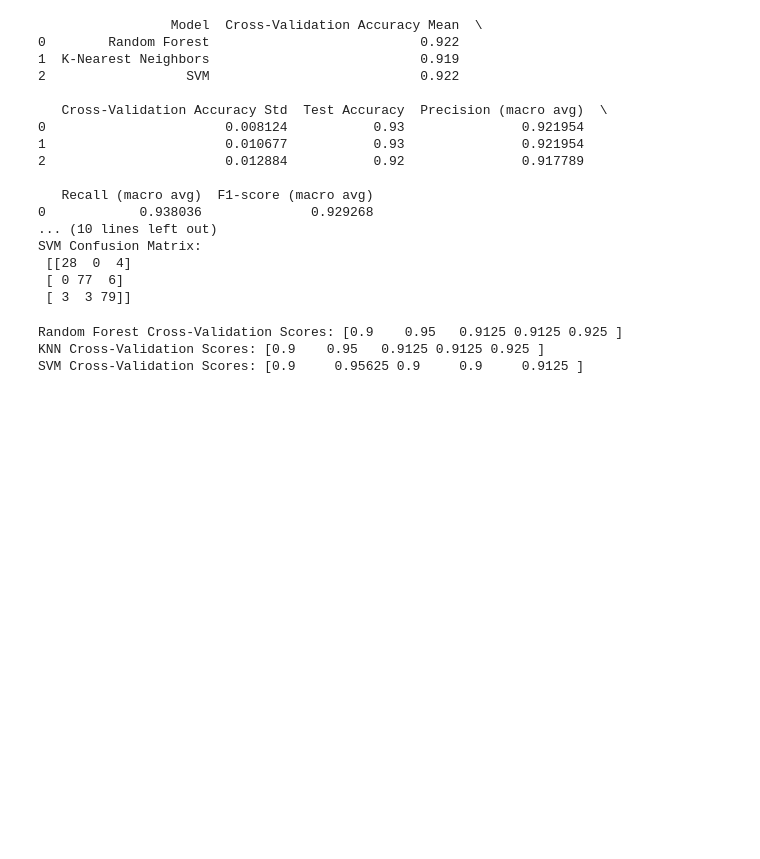
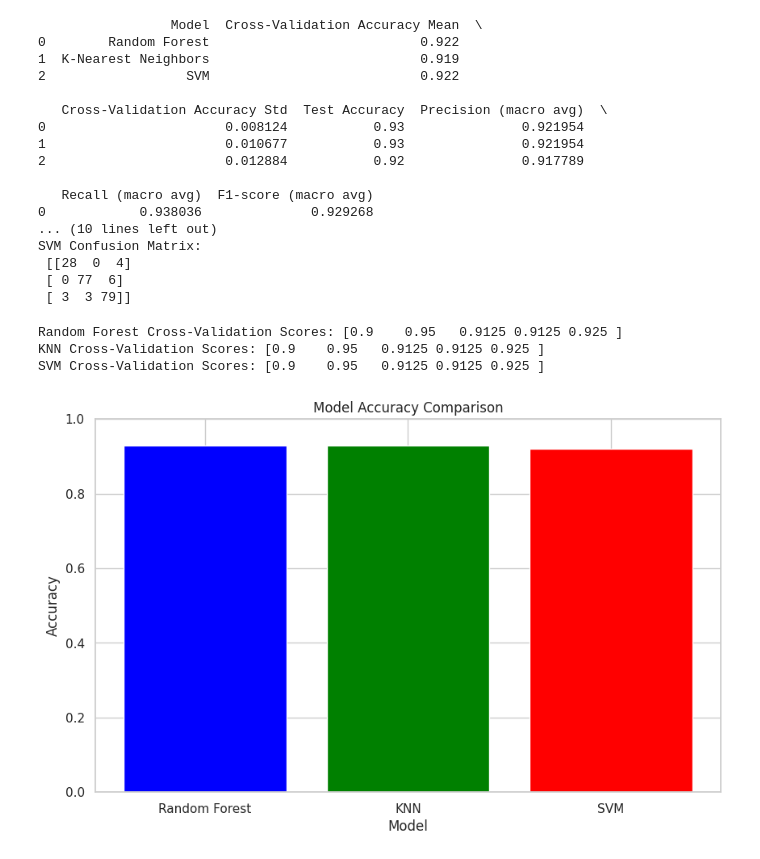
Before and after one commit to Arifah23/baru-belajar-git, a Jupyter notebook: 22611158_Arifah_NH_UAS2.ipynb, the cells around one changed output. Drawn from its saved outputs; the diff is of its cells as text; code cells hidden in the pictures; blank space fills up the shorter version.

```diff
--- a/22611158_Arifah_NH_UAS2.ipynb
+++ b/22611158_Arifah_NH_UAS2.ipynb
@@ -565,11 +776,10 @@ SVM Confusion Matrix:
  [ 3  3 79]]
 # %%
 from sklearn.model_selection import cross_val_score
-
 # Cross-validation scores untuk setiap model
-rf_cv_scores = cross_val_score(rf_classifier, X_train, y_train, cv=5, scoring='accuracy')
-knn_cv_scores = cross_val_score(knn_classifier, X_train, y_train, cv=5, scoring='accuracy')
-svm_cv_scores = cross_val_score(svm_classifier, X_train, y_train, cv=5, scoring='accuracy')
+rf_cv_scores = cross_val_score(best_rf, X_train, y_train, cv=5, scoring='accuracy')
+knn_cv_scores = cross_val_score(best_knn, X_train, y_train, cv=5, scoring='accuracy')
+svm_cv_scores = cross_val_score(best_svm, X_train, y_train, cv=5, scoring='accuracy')
 
 # Hasil cross-validation
 print("Random Forest Cross-Validation Scores:", rf_cv_scores)
@@ -578,4 +788,32 @@ print("SVM Cross-Validation Scores:", svm_cv_scores)
 # %% [output]
 Random Forest Cross-Validation Scores: [0.9    0.95   0.9125 0.9125 0.925 ]
 KNN Cross-Validation Scores: [0.9    0.95   0.9125 0.9125 0.925 ]
-SVM Cross-Validation Scores: [0.9     0.95625 0.9     0.9     0.9125 ]
+SVM Cross-Validation Scores: [0.9    0.95   0.9125 0.9125 0.925 ]
+# %%
+# Calculate accuracy for each model
+from sklearn.metrics import accuracy_score
+
+# Ensure that y_pred_random_forest is generated with the correct dimensions
+y_pred_random_forest = rf_classifier.predict(X_test)
+
+accuracy_RF =  accuracy_score(y_test, y_pred_random_forest)
+# Generate predictions for KNN and SVM using X_test
+y_pred_knn = knn_classifier.predict(X_test) # Use X_test for prediction
+y_pred_svm = svm_classifier.predict(X_test) # Use X_test for prediction
+accuracy_KNN = accuracy_score(y_test, y_pred_knn)
+accuracy_SVM = accuracy_score(y_test, y_pred_svm)
+
+# Model names and accuracies
+models = ['Random Forest', 'KNN', 'SVM']
+accuracies = [accuracy_RF, accuracy_KNN, accuracy_SVM]
+
+# Create bar plot
+plt.figure(figsize=(10, 6))
+plt.bar(models, accuracies, color=['blue', 'green', 'red'])
+plt.xlabel('Model')
+plt.ylabel('Accuracy')
+plt.title('Model Accuracy Comparison')
+plt.ylim(0, 1)
+plt.show()
+# %% [output]
+[figure, added]
```
Also changed, not shown: parts of 16 cells of this notebook, 3 other files.
